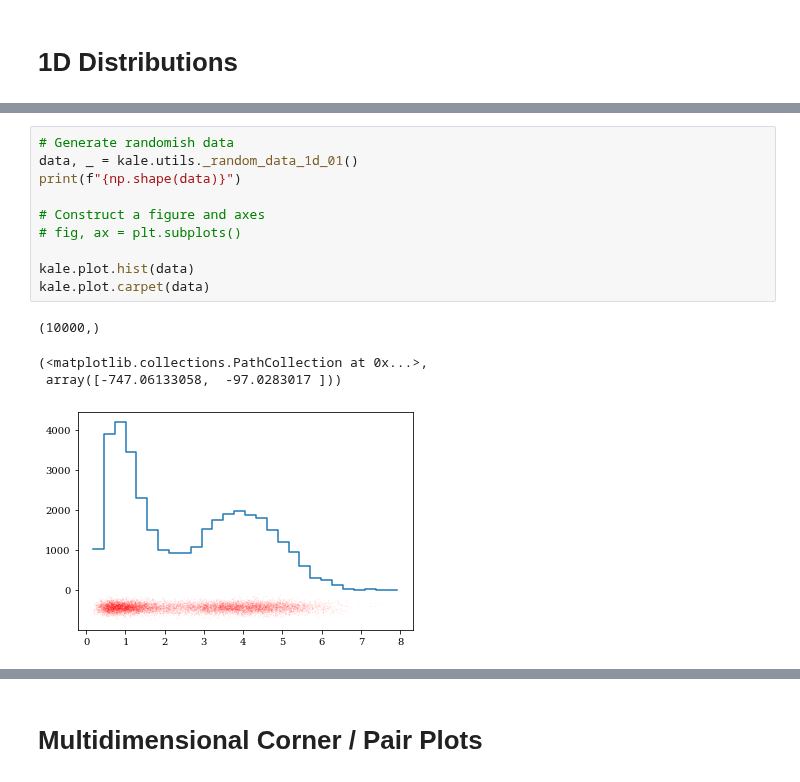
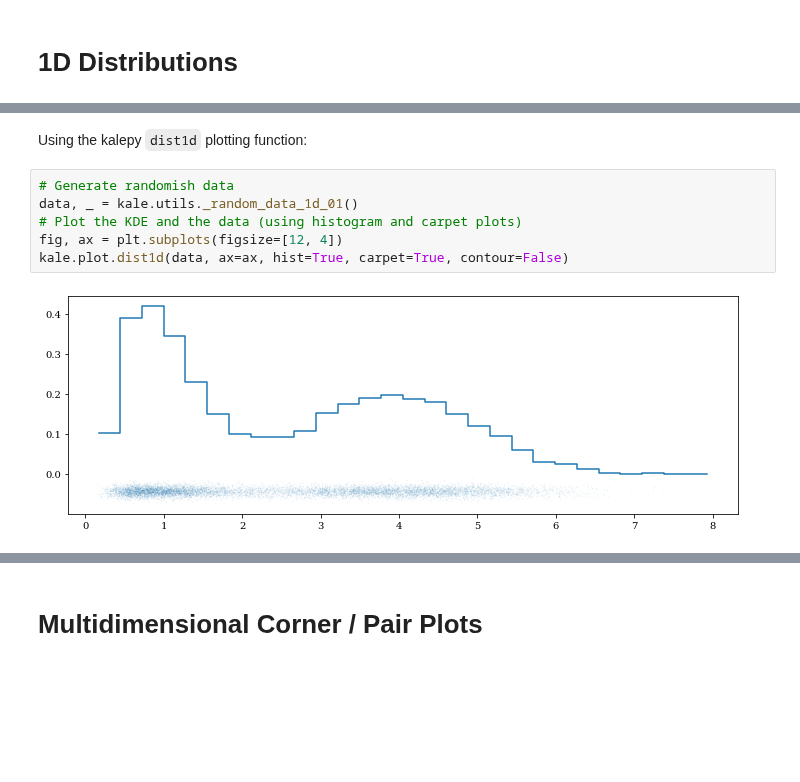
Before and after one commit to lzkelley/kalepy, a Jupyter notebook: notebooks/plotting.ipynb, the cells around one changed output, grey strips where cells are left out. Saved outputs shown, nothing was run; the diff lists cells and outputs as text; blank space fills up the shorter version.

Commit message:
Plotting restructuring

```diff
--- a/notebooks/plotting.ipynb
+++ b/notebooks/plotting.ipynb
@@ -52,15 +100,10 @@ reload(kale)
+# %% [markdown]
+Using the kalepy `dist1d` plotting function:
 # %%
 # Generate randomish data
 data, _ = kale.utils._random_data_1d_01()
-print(f"{np.shape(data)}")
-
-# Construct a figure and axes
-# fig, ax = plt.subplots()
-
-kale.plot.hist(data)
-kale.plot.carpet(data)
+# Plot the KDE and the data (using histogram and carpet plots)
+fig, ax = plt.subplots(figsize=[12, 4])
+kale.plot.dist1d(data, ax=ax, hist=True, carpet=True, contour=False)
 # %% [output]
-(10000,)
-(<matplotlib.collections.PathCollection at 0x...>,
- array([-747.06133058,  -97.0283017 ]))
-[figure, old version]
+[figure, new version]
```
Also changed, not shown: parts of 35 cells of this notebook, 1 other file.
